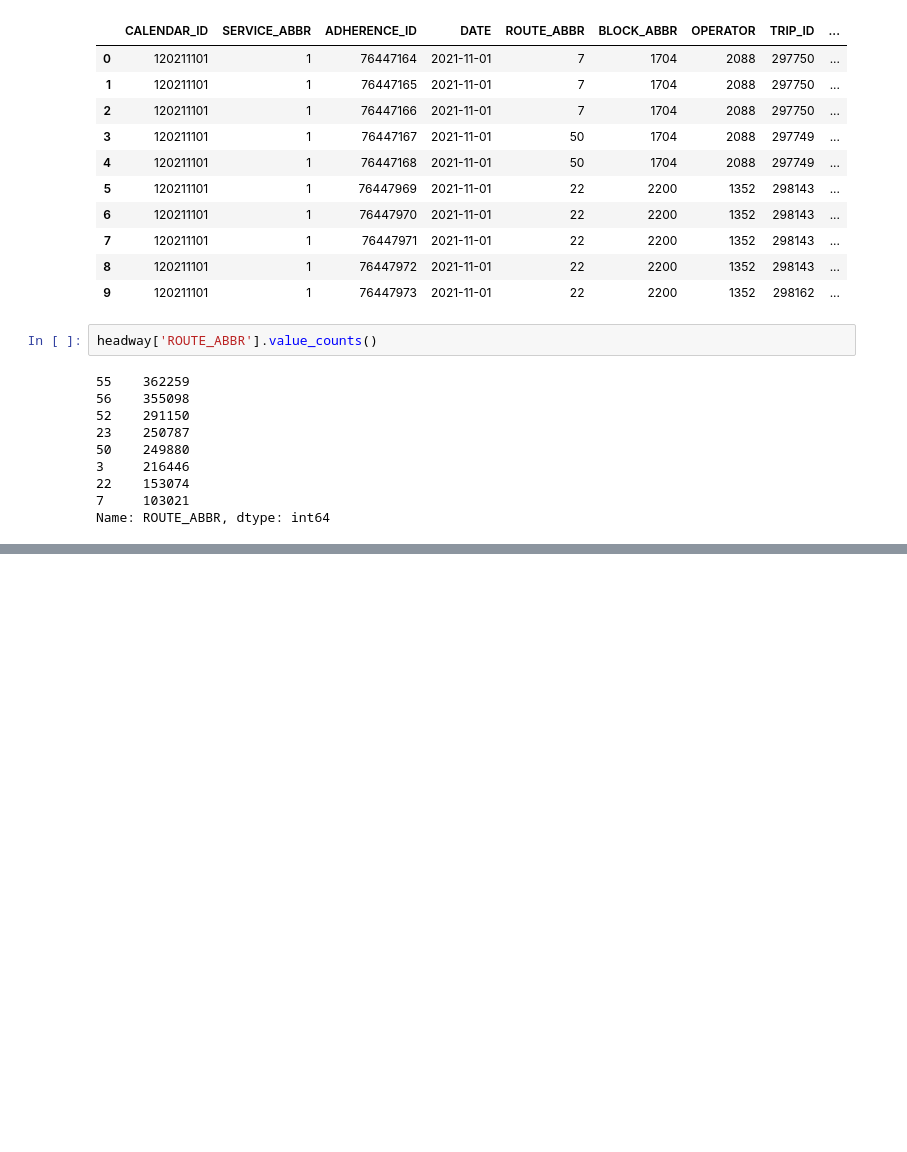
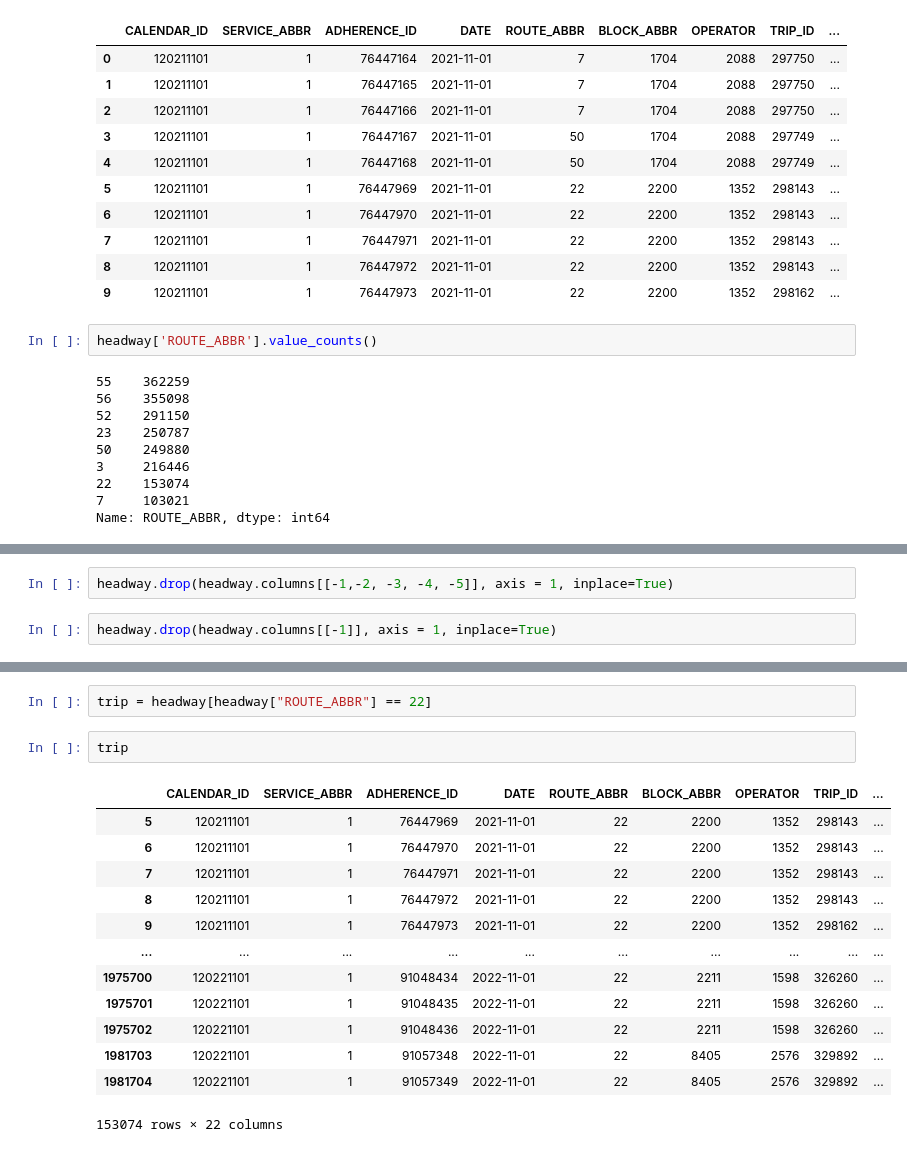
Before and after one commit to NSS-Data-Analytics-Cohort-7/wego-python-bit-my_finger, a Jupyter notebook: notebook/headway_eda.ipynb, the cells around one changed output, grey strips where cells are left out. Cells and saved outputs as stored; diff of their text form; blank space fills up the shorter version.

```diff
--- a/notebook/headway_eda.ipynb
+++ b/notebook/headway_eda.ipynb
@@ -74,0 +90,4 @@ Name: ROUTE_ABBR, dtype: int64
+# %%
+headway.drop(headway.columns[[-1,-2, -3, -4, -5]], axis = 1, inplace=True)
+# %%
+headway.drop(headway.columns[[-1]], axis = 1, inplace=True)
@@ -74,0 +108,18 @@ Name: ROUTE_ABBR, dtype: int64
+# %%
+trip = headway[headway["ROUTE_ABBR"] == 22]
+# %%
+trip
+# %% [output]
+|  | CALENDAR_ID | SERVICE_ABBR | ADHERENCE_ID | DATE | ROUTE_ABBR | BLOCK_ABBR | OPERATOR | TRIP_ID | ... |
+| 5 | 120211101 | 1 | 76447969 | 2021-11-01 | 22 | 2200 | 1352 | 298143 | ... |
+| 6 | 120211101 | 1 | 76447970 | 2021-11-01 | 22 | 2200 | 1352 | 298143 | ... |
+| 7 | 120211101 | 1 | 76447971 | 2021-11-01 | 22 | 2200 | 1352 | 298143 | ... |
+| 8 | 120211101 | 1 | 76447972 | 2021-11-01 | 22 | 2200 | 1352 | 298143 | ... |
+| 9 | 120211101 | 1 | 76447973 | 2021-11-01 | 22 | 2200 | 1352 | 298162 | ... |
+| ... | ... | ... | ... | ... | ... | ... | ... | ... | ... |
+| 1975700 | 120221101 | 1 | 91048434 | 2022-11-01 | 22 | 2211 | 1598 | 326260 | ... |
+| 1975701 | 120221101 | 1 | 91048435 | 2022-11-01 | 22 | 2211 | 1598 | 326260 | ... |
+| 1975702 | 120221101 | 1 | 91048436 | 2022-11-01 | 22 | 2211 | 1598 | 326260 | ... |
+| 1981703 | 120221101 | 1 | 91057348 | 2022-11-01 | 22 | 8405 | 2576 | 329892 | ... |
+| 1981704 | 120221101 | 1 | 91057349 | 2022-11-01 | 22 | 8405 | 2576 | 329892 | ... |
+153074 rows × 22 columns
```
Also changed, not shown: parts of 12 cells of this notebook.
